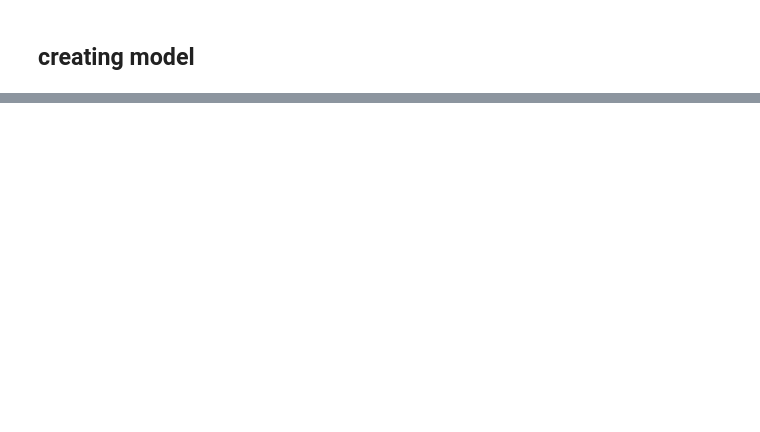
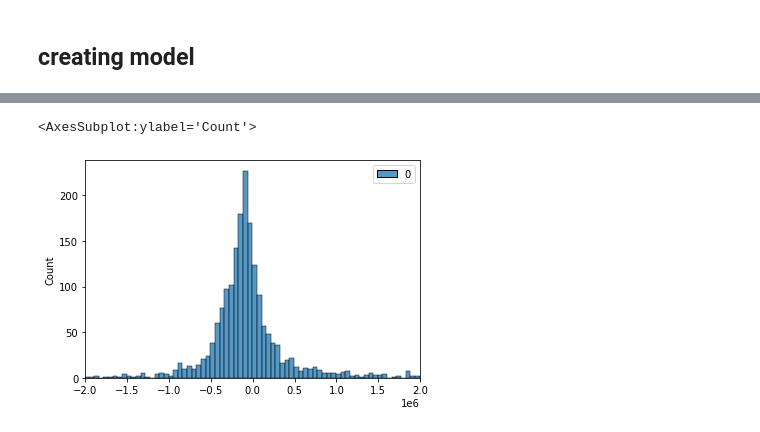
Before and after one commit to 5piotr/real_estate_price_estimator, a Jupyter notebook: ann_estimator.ipynb, the cells around one changed output, grey strips where cells are left out. Drawn from its saved outputs; the diff is of its cells as text; code cells hidden in the pictures; blank space fills up the shorter version.

```diff
--- a/ann_estimator.ipynb
+++ b/ann_estimator.ipynb
@@ -98,0 +256,9 @@ X_test.shape
+# %%
+errors = y_test.reshape(1908, 1) - predictions
+# %%
+plt.xlim(-2000000,2000000)
+
+sns.histplot(errors)
+# %% [output]
+<AxesSubplot:ylabel='Count'>
+[figure, added]
```
Also changed, not shown: parts of 24 cells of this notebook, 21 other files.
